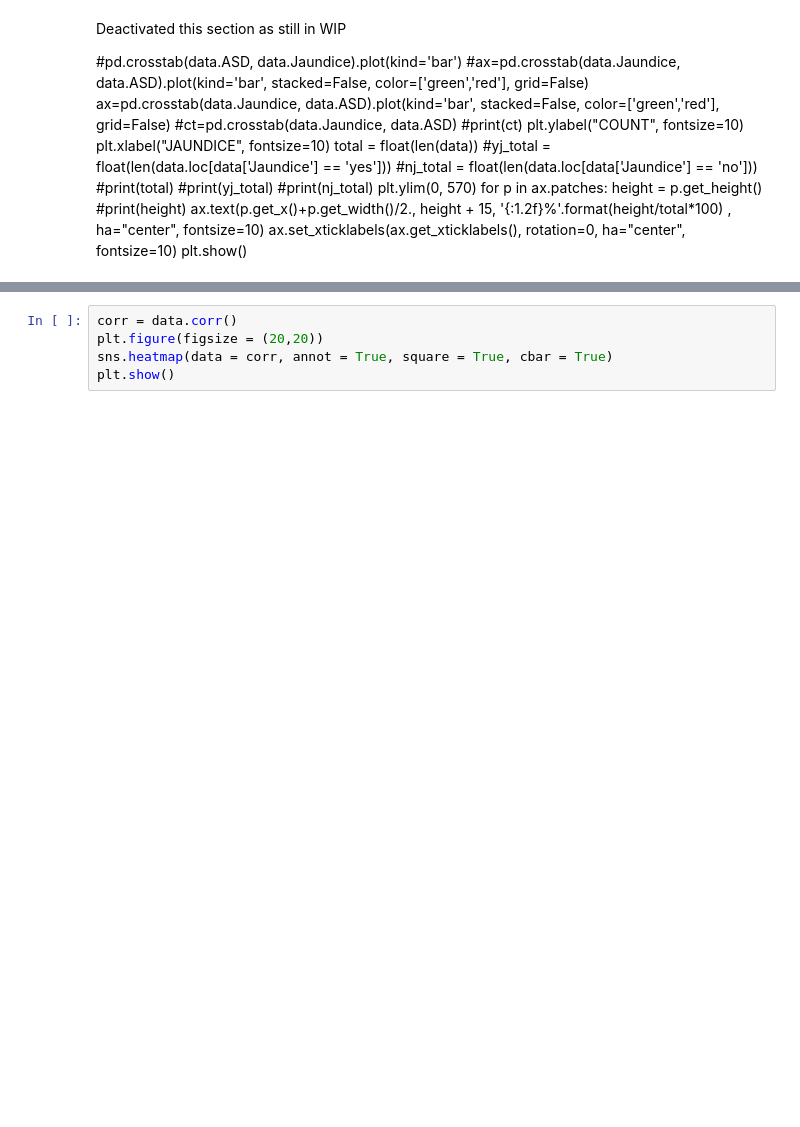
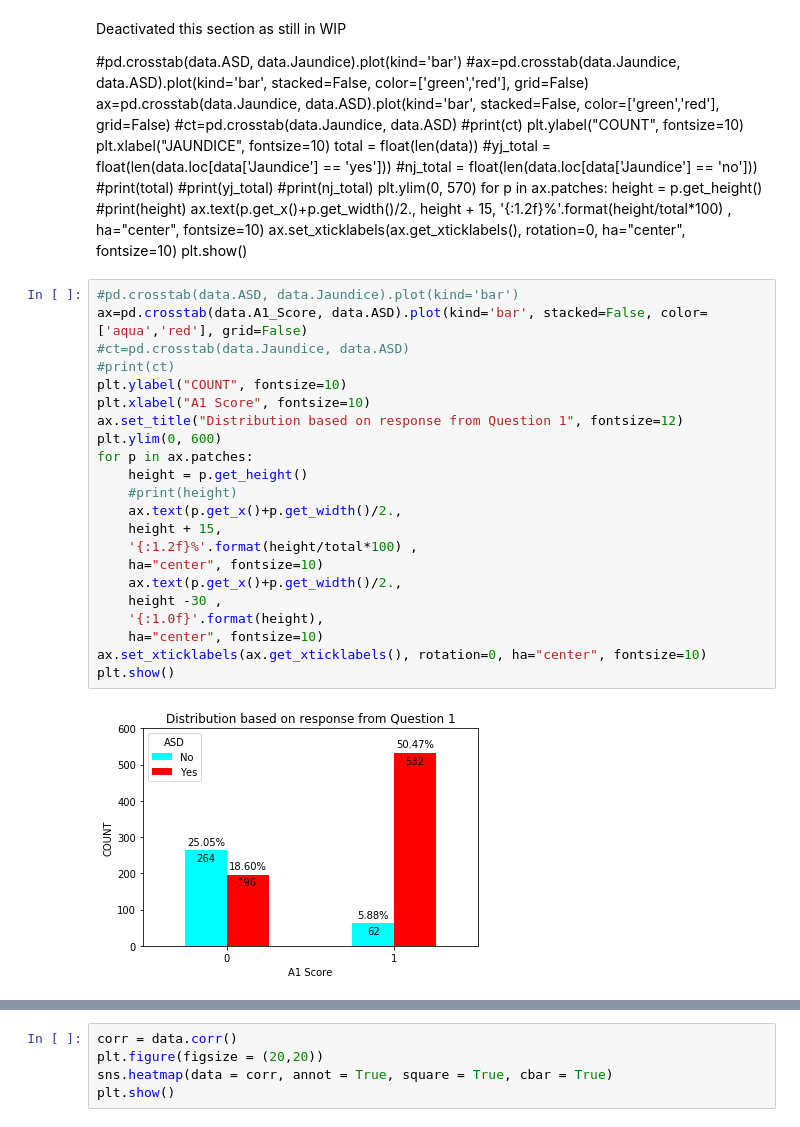
Before and after one commit to rajpragit/capstone, a Jupyter notebook: proj1/toddler-autism-model.ipynb, the cells around one changed output, grey strips where cells are left out. Cells and saved outputs as stored; diff of their text form; blank space fills up the shorter version.

```diff
--- a/proj1/toddler-autism-model.ipynb
+++ b/proj1/toddler-autism-model.ipynb
@@ -241,3 +241,27 @@ for p in ax.patches:
     ha="center", fontsize=10)
 ax.set_xticklabels(ax.get_xticklabels(), rotation=0, ha="center", fontsize=10)
 plt.show()
+# %%
+#pd.crosstab(data.ASD, data.Jaundice).plot(kind='bar')
+ax=pd.crosstab(data.A1_Score, data.ASD).plot(kind='bar', stacked=False, color=['aqua','red'], grid=False)
+#ct=pd.crosstab(data.Jaundice, data.ASD)
+#print(ct)
+plt.ylabel("COUNT", fontsize=10)
+plt.xlabel("A1 Score", fontsize=10)
+ax.set_title("Distribution based on response from Question 1", fontsize=12)
+plt.ylim(0, 600)
+for p in ax.patches:
+    height = p.get_height()
+    #print(height)
+    ax.text(p.get_x()+p.get_width()/2.,
+    height + 15,
+    '{:1.2f}%'.format(height/total*100) ,
+    ha="center", fontsize=10)
+    ax.text(p.get_x()+p.get_width()/2.,
+    height -30 ,
+    '{:1.0f}'.format(height),
+    ha="center", fontsize=10)
+ax.set_xticklabels(ax.get_xticklabels(), rotation=0, ha="center", fontsize=10)
+plt.show()
+# %% [output]
+[figure, added]
```
Also changed, not shown: parts of 9 cells of this notebook.
